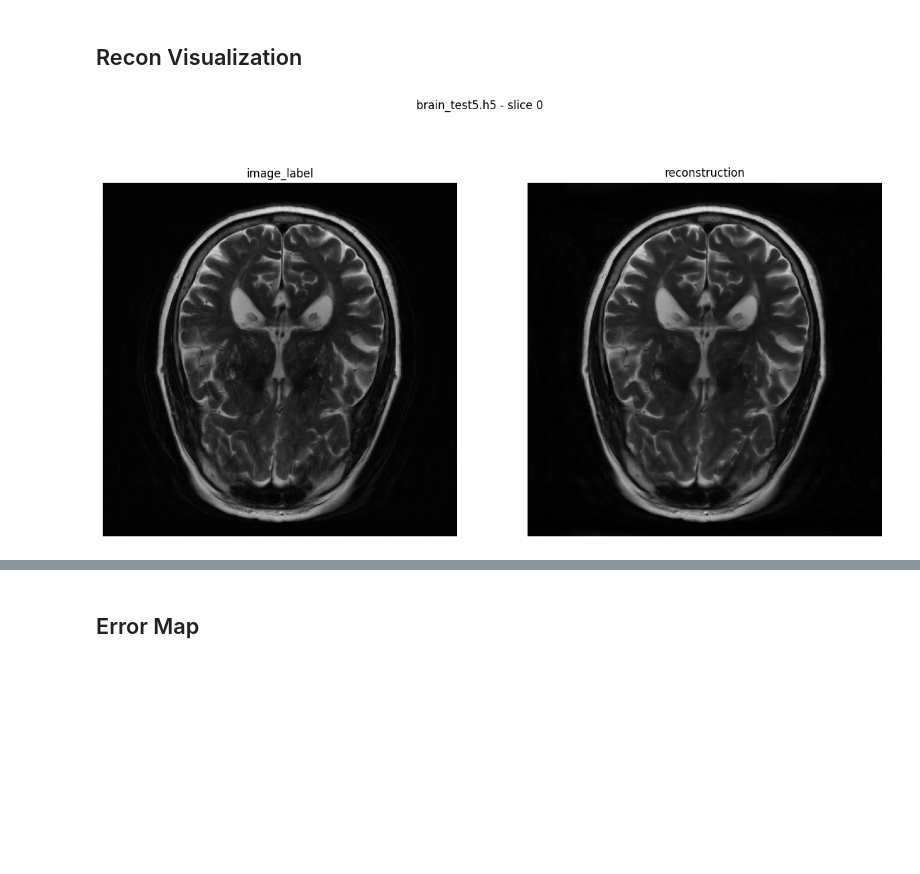
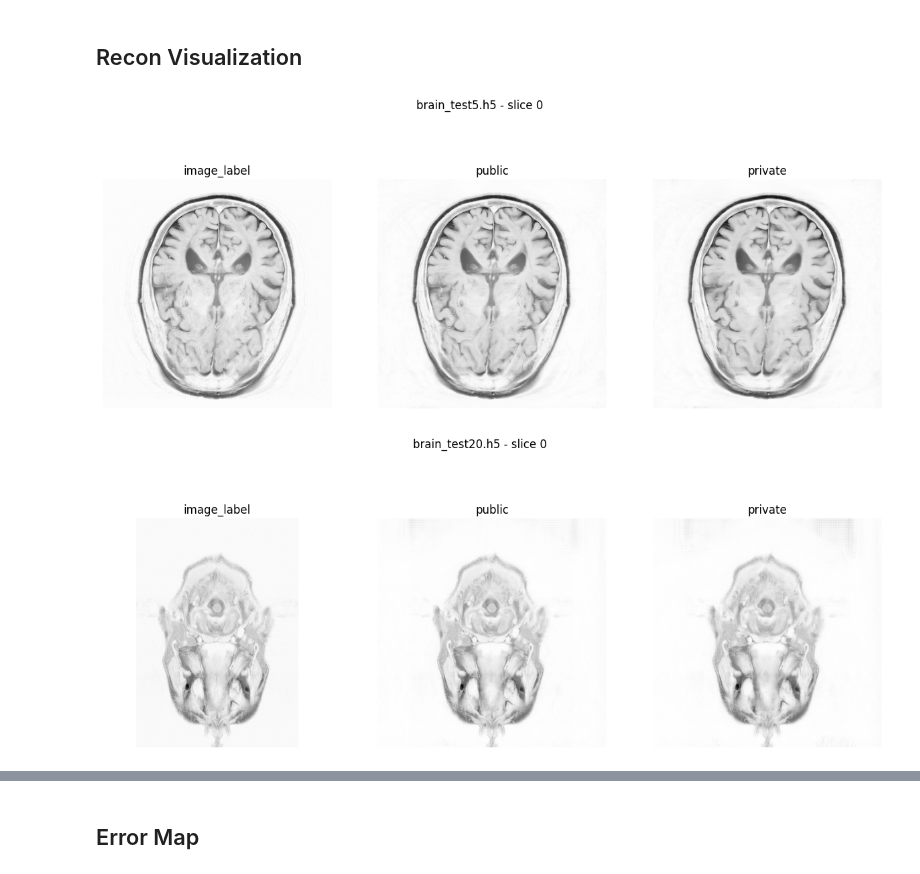
Before and after one commit to B0neh3ad/FastMRI_2024_shasha, a Jupyter notebook: recon_visualization.ipynb, the cells around one changed output, grey strips where cells are left out. Cells and saved outputs as stored; diff of their text form; code cells hidden in the pictures; blank space fills up the shorter version.

Commit message:
Feat: update recon visualization

```diff
--- a/recon_visualization.ipynb
+++ b/recon_visualization.ipynb
@@ -11,34 +11,48 @@ result_dir_path = os.environ['RESULT_DIR_PATH']
 # %% [markdown]
 ## Recon Visualization
 # %%
-def show_image_with_recon(img_path, recon_path, slice_idx=0, cmap='gray'):
+def show_image_with_recon(img_name, slice_idx=0, cmap='gray_r'):
+    img_path = f'{data_dir_path}/leaderboard/acc5/image/{img_name}'
+    public_recon_path = f'{result_dir_path}/test_Varnet/reconstructions_leaderboard/public/{img_name}'
+    private_recon_path = f'{result_dir_path}/test_Varnet/reconstructions_leaderboard/private/{img_name}'
+
     img_keys = ['image_label']
     recon_key = 'reconstruction'
     img_title = img_path.split('/')[-1]
 
     # show image
     hf = h5py.File(img_path)
-    plt.figure(figsize=(15, 8))
+    plt.figure(figsize=(15, 6))
     plt.suptitle(f'{img_title} - slice {slice_idx}')
     for j, key in enumerate(img_keys):
-        ax = plt.subplot(1, len(img_keys) + 1, j + 1)
+        ax = plt.subplot(1, len(img_keys) + 2, j + 1)
         img_slice = hf[key][slice_idx]
         plt.title(key)
         ax.imshow(img_slice, cmap=cmap)
         plt.axis('off')  # Remove axes for a cleaner look
 
-    # show label
-    hf = h5py.File(recon_path, 'r')
-    ax = plt.subplot(1, len(img_keys) + 1, len(img_keys) + 1)
+    # show recon
+    hf = h5py.File(public_recon_path, 'r')
+    ax = plt.subplot(1, len(img_keys) + 2, len(img_keys) + 1)
     recon_slice = hf[recon_key][slice_idx]
-    plt.title(recon_key)
+    plt.title('public')
+    ax.imshow(recon_slice, cmap=cmap)
+    plt.axis('off')
+
+    # show recon
+    hf = h5py.File(private_recon_path, 'r')
+    ax = plt.subplot(1, len(img_keys) + 2, len(img_keys) + 2)
+    recon_slice = hf[recon_key][slice_idx]
+    plt.title('private')
     ax.imshow(recon_slice, cmap=cmap)
     plt.axis('off')
 
     plt.show()
 # %%
-img_path = f'{data_dir_path}/leaderboard/acc5/image/brain_test5.h5'
-recon_path = f'{result_dir_path}/test_Varnet/reconstructions_leaderboard/public/brain_test5.h5'
-show_image_with_recon(img_path, recon_path)
+show_image_with_recon('brain_test5.h5')
 # %% [output]
-[figure, old version]
+[figure, new version]
+# %%
+show_image_with_recon('brain_test20.h5')
+# %% [output]
+[figure, added]
```
Also changed, not shown: parts of 9 cells of this notebook, 1 other file.
